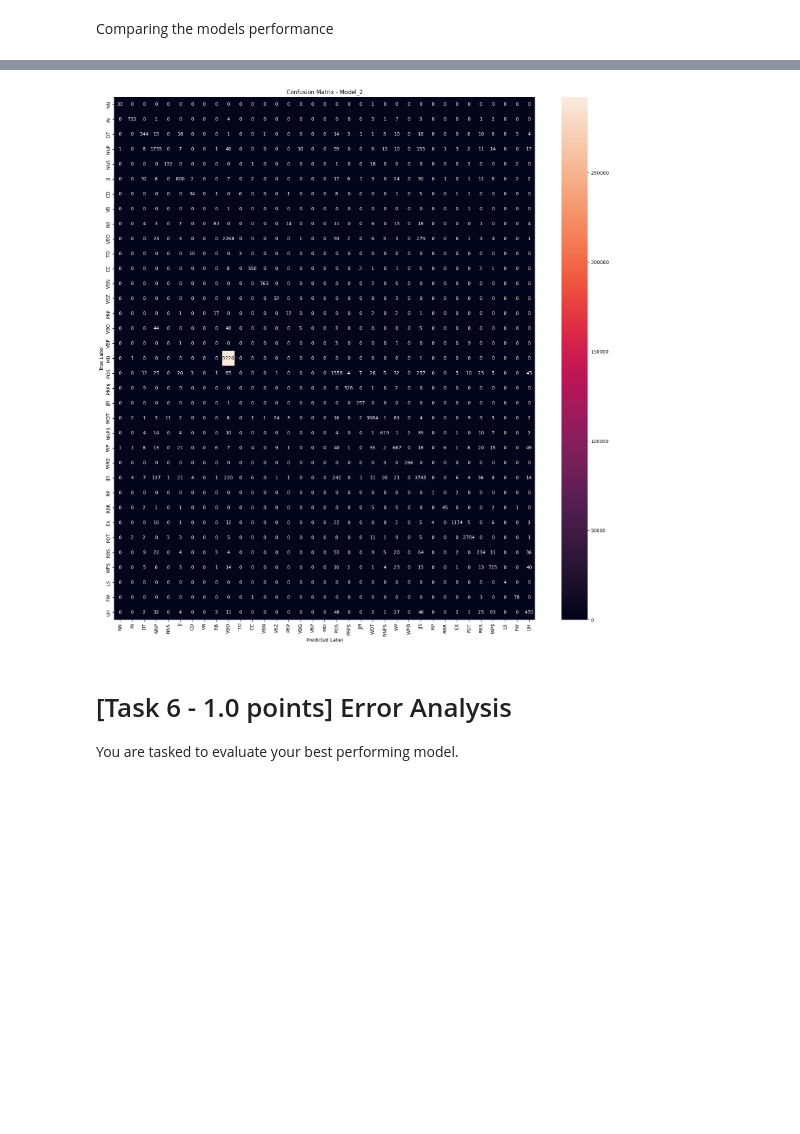
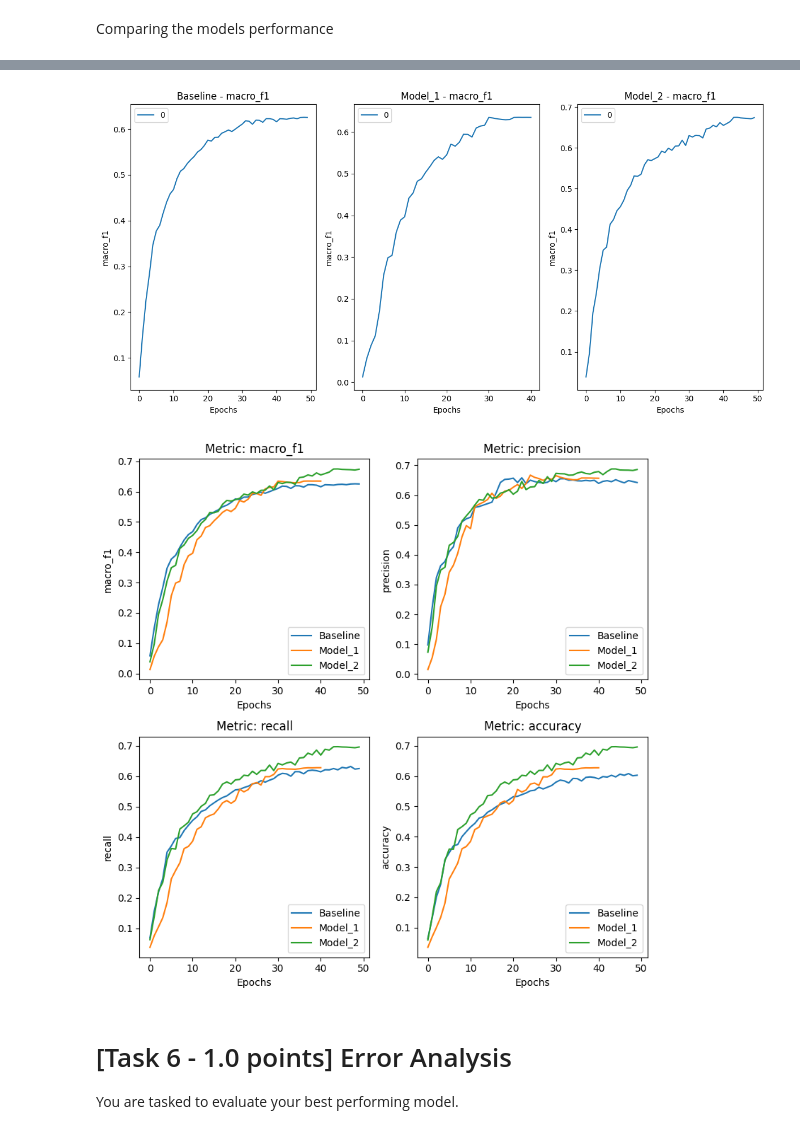
Before and after one commit to LorenzoScaioli/NLP_POS-tagging, a Jupyter notebook: Assignment1.ipynb, the cells around one changed output, grey strips where cells are left out. Cells and saved outputs as stored; diff of their text form; code cells hidden in the pictures; blank space fills up the shorter version.

```diff
--- a/Assignment1.ipynb
+++ b/Assignment1.ipynb
@@ -339,6 +341,7 @@ We create the embedding matrix for all the training set:
 # utils functions for padding and encoding
 
 list_of_pos = list(set(df_train['pos']))
+list_of_pos.sort()
 
 def pos_to_int(string):
     if string == '[PAD]':
@@ -680,11 +681,3 @@ def get_model(model, model_seed, train_model, batch_size=None, epochs=None):
     return model, history, metrics_dict, cm
 # %% [markdown]
 Comparing the models performance
-# %%
-models = [baseline, model_1, model_2]
-seed = 0
-train_model = False; batch_size = 64; epochs = 50
-
-for model in models:
-    fix_random(seed=seed)
-    model, history, metrics_dict, cm = get_model(model, seed, train_model, batch_size, epochs)
@@ -720,8 +711,0 @@ best_model = model_1
-# %%
-seeds = [2115992153, 3236146088, 749713082]
-train_model = False; batch_size = 64; epochs = 50
-
-for seed in seeds:
-    fix_random(seed=seed)
-    model, history, metrics_dict, cm = get_model(best_model, seed, train_model, batch_size, epochs)
-    fix_random(seed=0)
@@ -812,16 +712,19 @@ graph_plots(history, model.name)
-# %%
-import seaborn as sns
-
-pos_tags = [pos for pos in list_of_pos if pos not in ignore_classes]
-
-pos_tags_sorted = sorted(set(y_train_pos_clean), key=y_train_pos_clean.count, reverse=True)
-cm_sorted = cm[[pos_tags.index(tag) for tag in pos_tags_sorted]][:, [pos_tags.index(tag) for tag in pos_tags_sorted]]
-
-plt.figure(figsize=(20, 20))
-sns.heatmap(cm_sorted, annot=True, fmt='d', xticklabels=pos_tags_sorted, yticklabels=pos_tags_sorted)
-plt.title('Confusion Matrix - ' + model.name)
-plt.ylabel('True Label')
-plt.xlabel('Predicted Label')
-plt.show()
-# %% [output]
-[figure, removed]
+# %%
+def check_robustness_model(list_models, list_metrics_dict, metric='macro_f1'):
+
+    plt.figure(figsize=(12, 6))
+    for i in [0, 1, 2]:
+        plt.subplot(1, 3, i+1)
+        model_name = list_models[len(seeds)*i].name
+        plt.title(f"{model_name} - {metric}")
+        plt.xlabel("Epochs")
+        plt.ylabel(f"{metric}")
+        for seed in seeds:
+            model = list_models[i:i+len(seeds)][seeds.index(seed)]
+            metrics_dict = list_metrics_dict[list_models.index(model)]
+            mean_metric = np.mean(list(metrics_dict[metric].values()), axis=0)
+            plt.plot(mean_metric, label= f"{seed}")
+        plt.legend()
+
+    plt.tight_layout()
+    plt.show()
@@ -828,3 +753,11 @@ plt.show()
+# %%
+check_robustness_model(trained_models, trained_metrics_dict)
+# %% [output]
+[figure, added]
+# %%
+check_best_model(trained_models, trained_metrics_dict, seed=0)
+# %% [output]
+[figure, added]
 # %% [markdown]
 # [Task 6 - 1.0 points] Error Analysis
 
```
Also changed, not shown: parts of 32 cells of this notebook, 16 other files.
